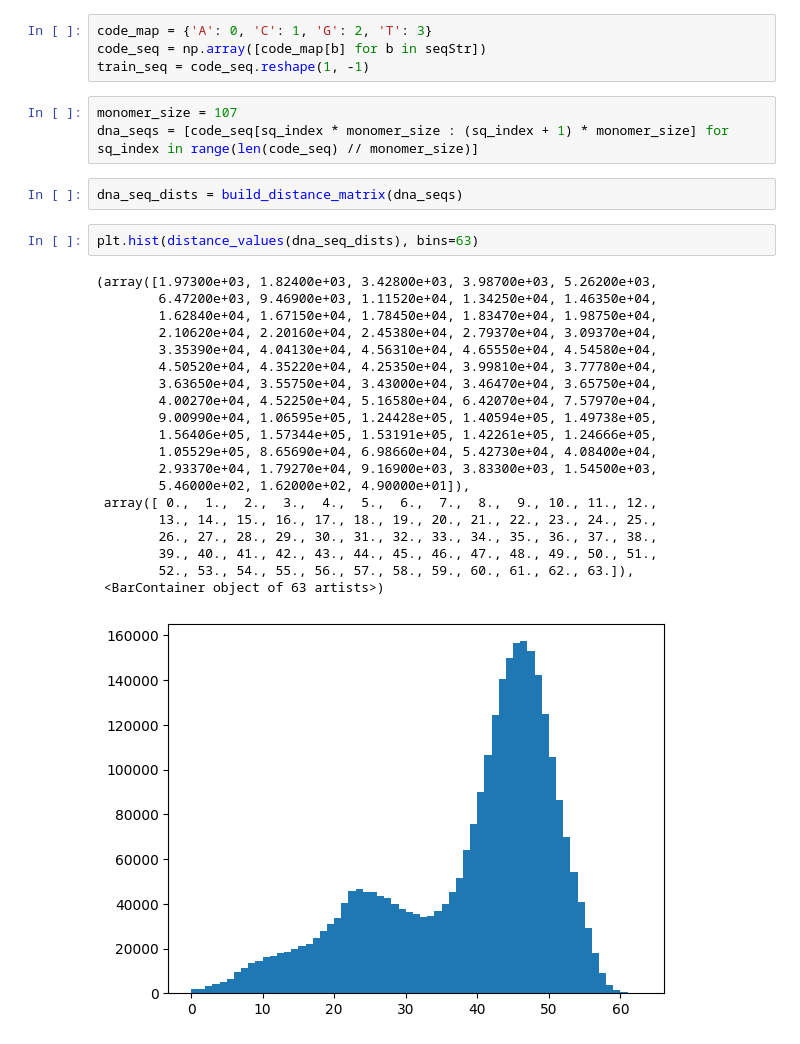
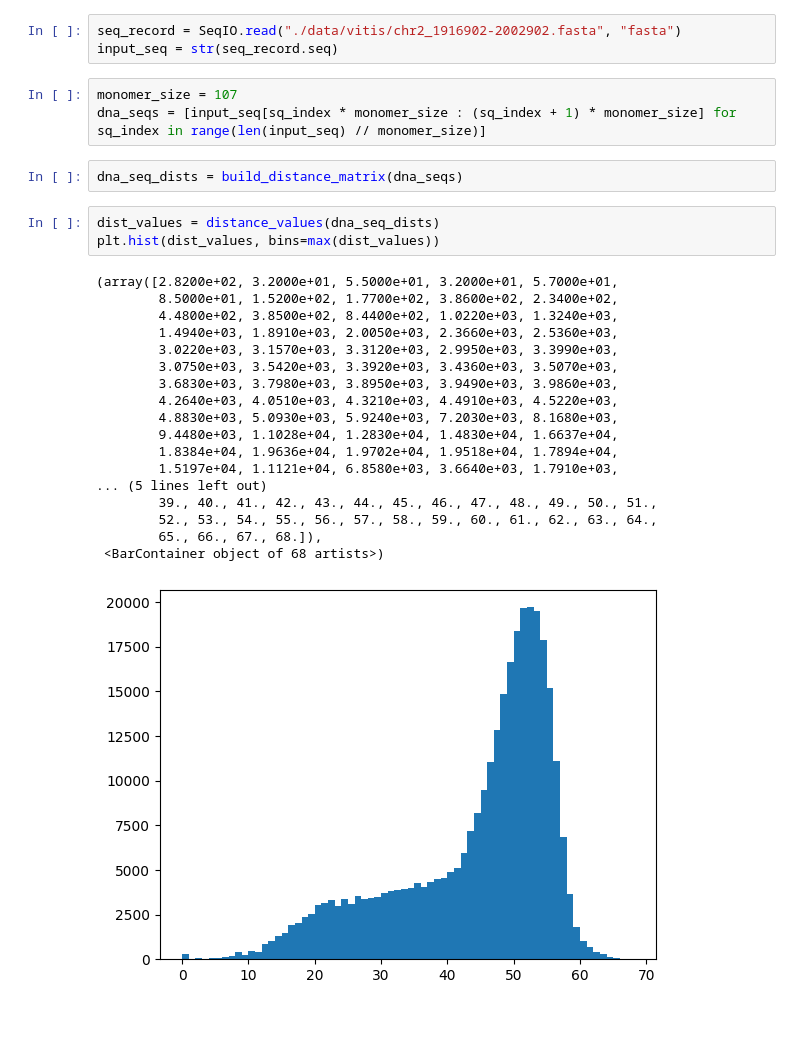
Before and after one commit to CENdetectHOR/CENdetectHOR_lib, a Jupyter notebook: findHORsSplitByMonomerSize.ipynb, the cells around one changed output. Drawn from its saved outputs; the diff is of its cells as text.

```diff
--- a/findHORsSplitByMonomerSize.ipynb
+++ b/findHORsSplitByMonomerSize.ipynb
@@ -9,35 +6,33 @@ fasta_file.close()
-# %%
-code_map = {'A': 0, 'C': 1, 'G': 2, 'T': 3}
-code_seq = np.array([code_map[b] for b in seqStr])
-train_seq = code_seq.reshape(1, -1)
+# %%
+seq_record = SeqIO.read("./data/vitis/chr2_1916902-2002902.fasta", "fasta")
+input_seq = str(seq_record.seq)
 # %%
 monomer_size = 107
-dna_seqs = [code_seq[sq_index * monomer_size : (sq_index + 1) * monomer_size] for sq_index in range(len(code_seq) // monomer_size)]
+dna_seqs = [input_seq[sq_index * monomer_size : (sq_index + 1) * monomer_size] for sq_index in range(len(input_seq) // monomer_size)]
 # %%
 dna_seq_dists = build_distance_matrix(dna_seqs)
-# %%
-plt.hist(distance_values(dna_seq_dists), bins=63)
-# %% [output]
-(array([1.97300e+03, 1.82400e+03, 3.42800e+03, 3.98700e+03, 5.26200e+03,
-        6.47200e+03, 9.46900e+03, 1.11520e+04, 1.34250e+04, 1.46350e+04,
-        1.62840e+04, 1.67150e+04, 1.78450e+04, 1.83470e+04, 1.98750e+04,
-        2.10620e+04, 2.20160e+04, 2.45380e+04, 2.79370e+04, 3.09370e+04,
-        3.35390e+04, 4.04130e+04, 4.56310e+04, 4.65550e+04, 4.54580e+04,
-        4.50520e+04, 4.35220e+04, 4.25350e+04, 3.99810e+04, 3.77780e+04,
-        3.63650e+04, 3.55750e+04, 3.43000e+04, 3.46470e+04, 3.65750e+04,
-        4.00270e+04, 4.52250e+04, 5.16580e+04, 6.42070e+04, 7.57970e+04,
-        9.00990e+04, 1.06595e+05, 1.24428e+05, 1.40594e+05, 1.49738e+05,
-        1.56406e+05, 1.57344e+05, 1.53191e+05, 1.42261e+05, 1.24666e+05,
-        1.05529e+05, 8.65690e+04, 6.98660e+04, 5.42730e+04, 4.08400e+04,
-        2.93370e+04, 1.79270e+04, 9.16900e+03, 3.83300e+03, 1.54500e+03,
-        5.46000e+02, 1.62000e+02, 4.90000e+01]),
- array([ 0.,  1.,  2.,  3.,  4.,  5.,  6.,  7.,  8.,  9., 10., 11., 12.,
-        13., 14., 15., 16., 17., 18., 19., 20., 21., 22., 23., 24., 25.,
-        26., 27., 28., 29., 30., 31., 32., 33., 34., 35., 36., 37., 38.,
-        39., 40., 41., 42., 43., 44., 45., 46., 47., 48., 49., 50., 51.,
-        52., 53., 54., 55., 56., 57., 58., 59., 60., 61., 62., 63.]),
- <BarContainer object of 63 artists>)
-[figure, removed]
+# %%
+dist_values = distance_values(dna_seq_dists)
+plt.hist(dist_values, bins=max(dist_values))
+# %% [output]
+(array([2.8200e+02, 3.2000e+01, 5.5000e+01, 3.2000e+01, 5.7000e+01,
+        8.5000e+01, 1.5200e+02, 1.7700e+02, 3.8600e+02, 2.3400e+02,
+        4.4800e+02, 3.8500e+02, 8.4400e+02, 1.0220e+03, 1.3240e+03,
+        1.4940e+03, 1.8910e+03, 2.0050e+03, 2.3660e+03, 2.5360e+03,
+        3.0220e+03, 3.1570e+03, 3.3120e+03, 2.9950e+03, 3.3990e+03,
+        3.0750e+03, 3.5420e+03, 3.3920e+03, 3.4360e+03, 3.5070e+03,
+        3.6830e+03, 3.7980e+03, 3.8950e+03, 3.9490e+03, 3.9860e+03,
+        4.2640e+03, 4.0510e+03, 4.3210e+03, 4.4910e+03, 4.5220e+03,
+        4.8830e+03, 5.0930e+03, 5.9240e+03, 7.2030e+03, 8.1680e+03,
+        9.4480e+03, 1.1028e+04, 1.2830e+04, 1.4830e+04, 1.6637e+04,
+        1.8384e+04, 1.9636e+04, 1.9702e+04, 1.9518e+04, 1.7894e+04,
+        1.5197e+04, 1.1121e+04, 6.8580e+03, 3.6640e+03, 1.7910e+03,
+... (5 lines left out)
+        39., 40., 41., 42., 43., 44., 45., 46., 47., 48., 49., 50., 51.,
+        52., 53., 54., 55., 56., 57., 58., 59., 60., 61., 62., 63., 64.,
+        65., 66., 67., 68.]),
+ <BarContainer object of 68 artists>)
+[figure, added]
 # %%
 plt.matshow(dna_seq_dists)
 # %% [output]
```
Also changed, not shown: parts of 7 cells of this notebook.
